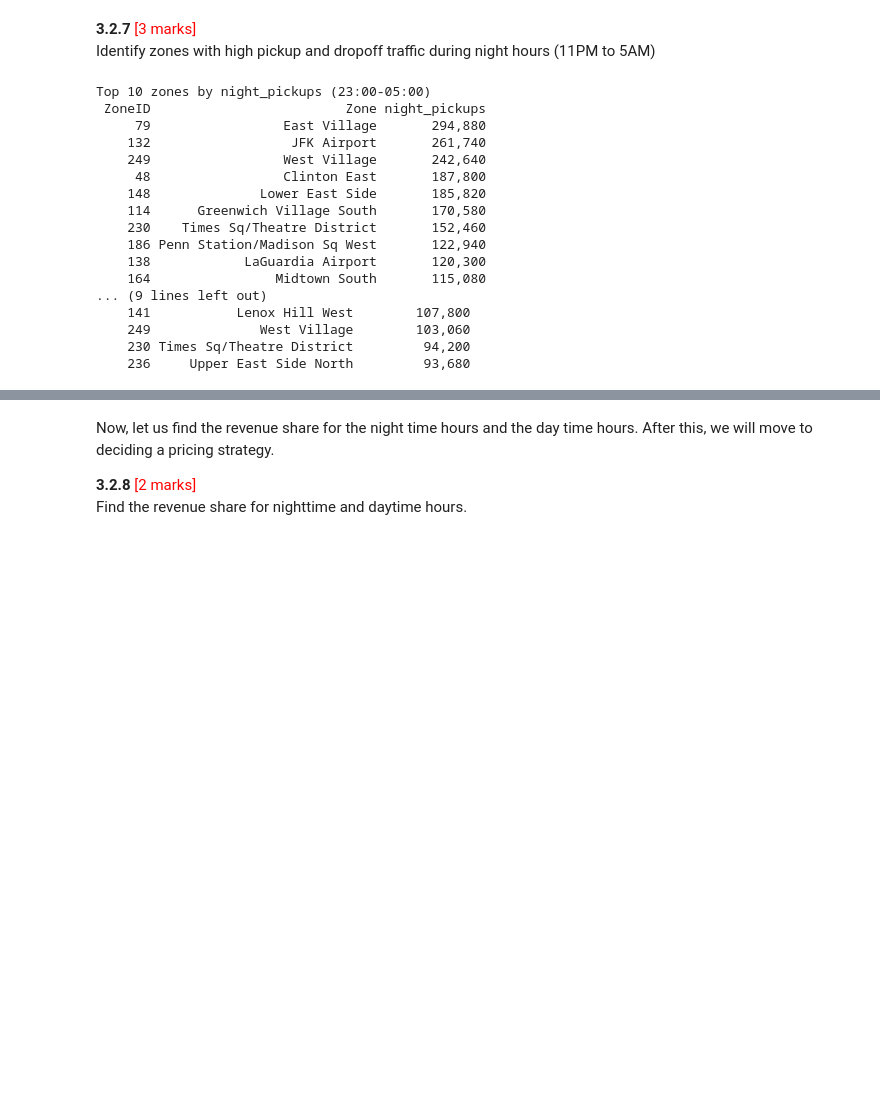
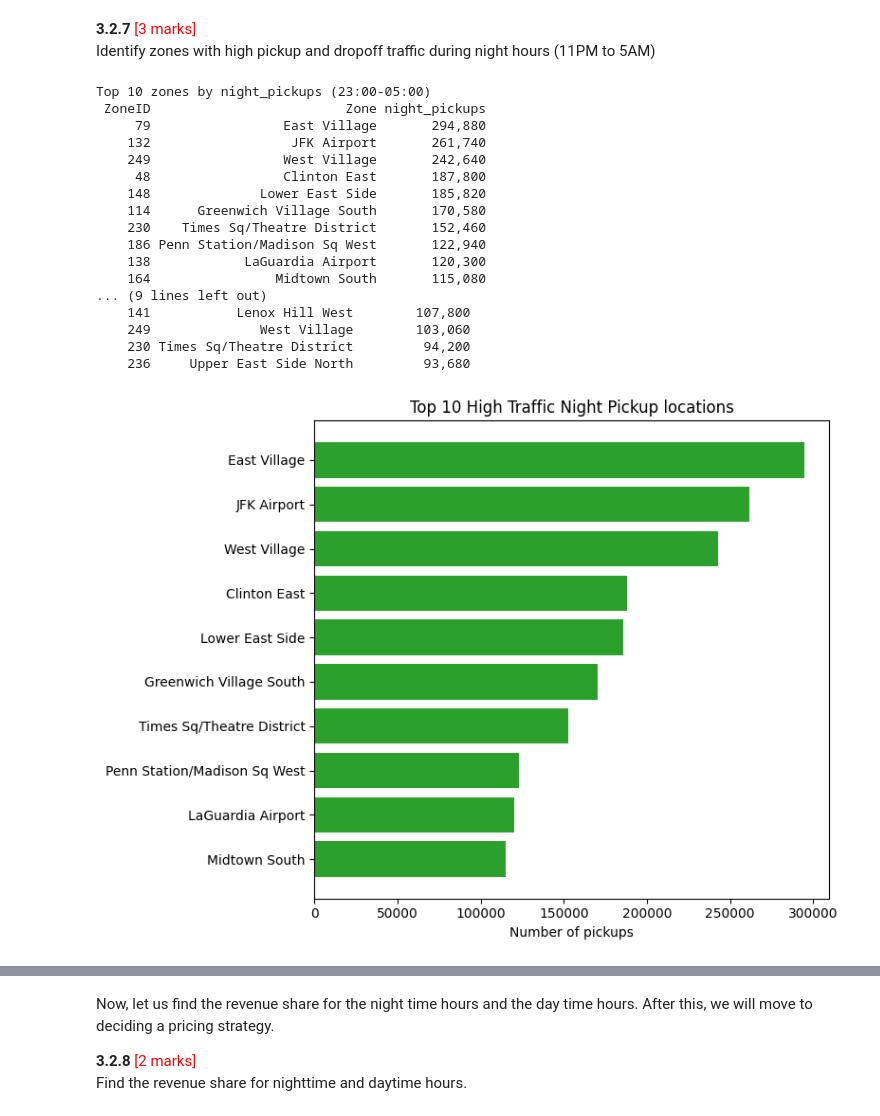
Before and after one commit to GoutamKonala/NYC_Taxi_Data_Assignment, a Jupyter notebook: EDA_Assg_NYC_Taxi_Starter.ipynb, the cells around one changed output, grey strips where cells are left out. Cells and saved outputs as stored; diff of their text form; code cells hidden in the pictures; blank space fills up the shorter version.

```diff
--- a/EDA_Assg_NYC_Taxi_Starter.ipynb
+++ b/EDA_Assg_NYC_Taxi_Starter.ipynb
@@ -1800,31 +1825,55 @@ night_traffic = (pd.concat([pick_night, drop_night], axis=1)
 
 # Finding top 10 high traffic night pickups and dropoffs
 top_pu  = night_traffic.nlargest(10, "night_pickups")
 top_do  = night_traffic.nlargest(10, "night_dropoffs")
 
-# Display
+# Display the top 10 zones by night pickups and dropoffs
 def show(df_, metric):
     print(f"\nTop 10 zones by {metric} (23:00-05:00)")
     print(df_[["ZoneID","Zone",metric]]
           .to_string(index=False,
                       formatters={metric:"{:,.0f}".format}))
 show(top_pu, "night_pickups")
 show(top_do, "night_dropoffs")
+
+
+# Convert ZoneID to string for plotting
+top_pu["Zone"] = top_pu["Zone"].astype(str)
+top_do["Zone"] = top_do["Zone"].astype(str)
+
+# Horizontal bar plots for top night pickups and dropoffs
+plt.figure(figsize=(8, 6))
+plt.barh(top_pu["Zone"], top_pu["night_pickups"], color="tab:green")
+plt.gca().invert_yaxis()
+plt.title("Top 10 High Traffic Night Pickup locations")
+plt.xlabel("Number of pickups")
+plt.tight_layout()
+plt.show()
+
+
+plt.figure(figsize=(8, 6))
+plt.barh(top_do["Zone"], top_do["night_dropoffs"], color="tab:red")
+plt.gca().invert_yaxis()
+plt.title("Top 10 High Traffic Night Drop-off locations")
+plt.xlabel("Number of drop-offs")
+plt.tight_layout()
+plt.show()
 # %% [output]
 Top 10 zones by night_pickups (23:00-05:00)
  ZoneID                         Zone night_pickups
      79                 East Village       294,880
     132                  JFK Airport       261,740
     249                 West Village       242,640
      48                 Clinton East       187,800
     148              Lower East Side       185,820
     114      Greenwich Village South       170,580
     230    Times Sq/Theatre District       152,460
     186 Penn Station/Madison Sq West       122,940
     138            LaGuardia Airport       120,300
     164                Midtown South       115,080
 ... (9 lines left out)
     141           Lenox Hill West        107,800
     249              West Village        103,060
     230 Times Sq/Theatre District         94,200
     236     Upper East Side North         93,680
+[figure, added]
```
Also changed, not shown: parts of 2 cells of this notebook.
